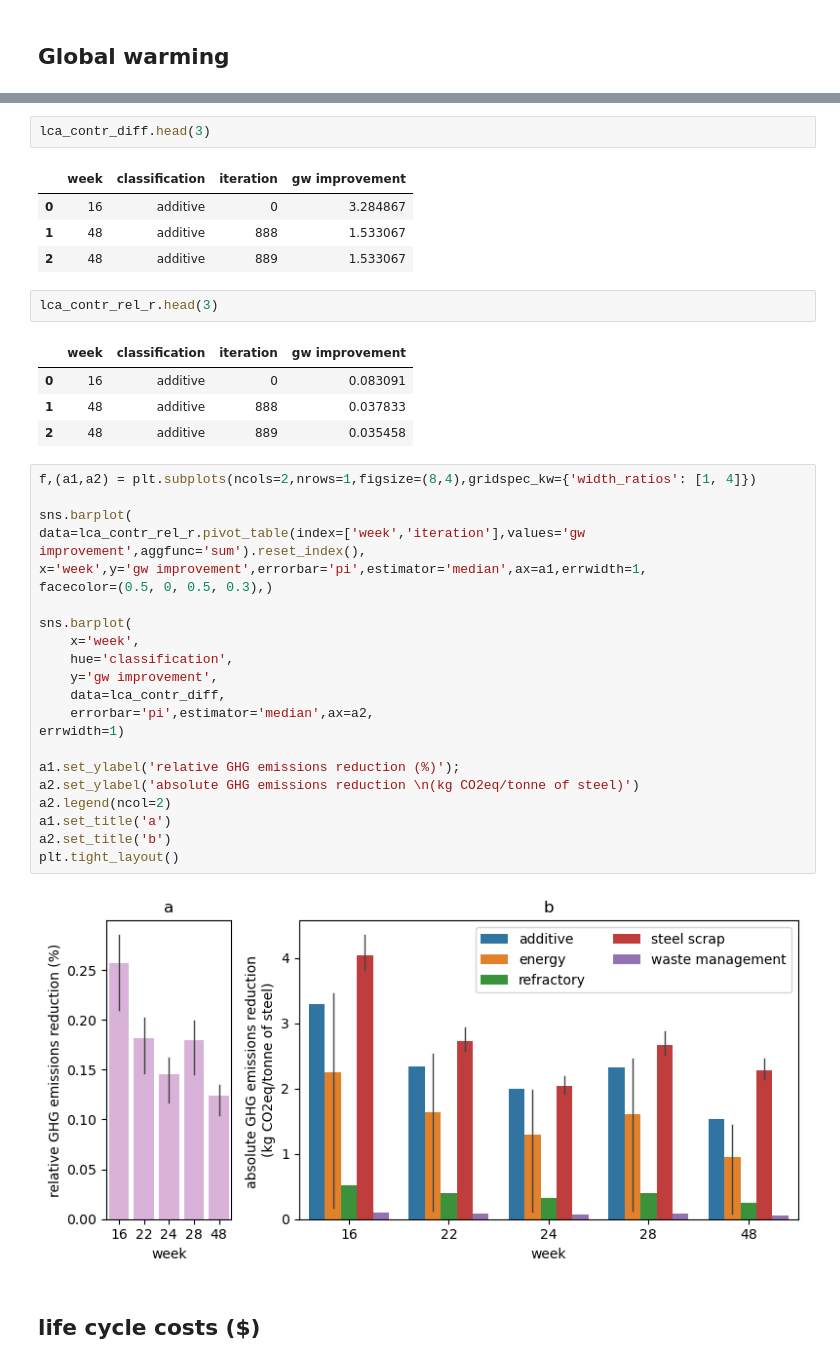
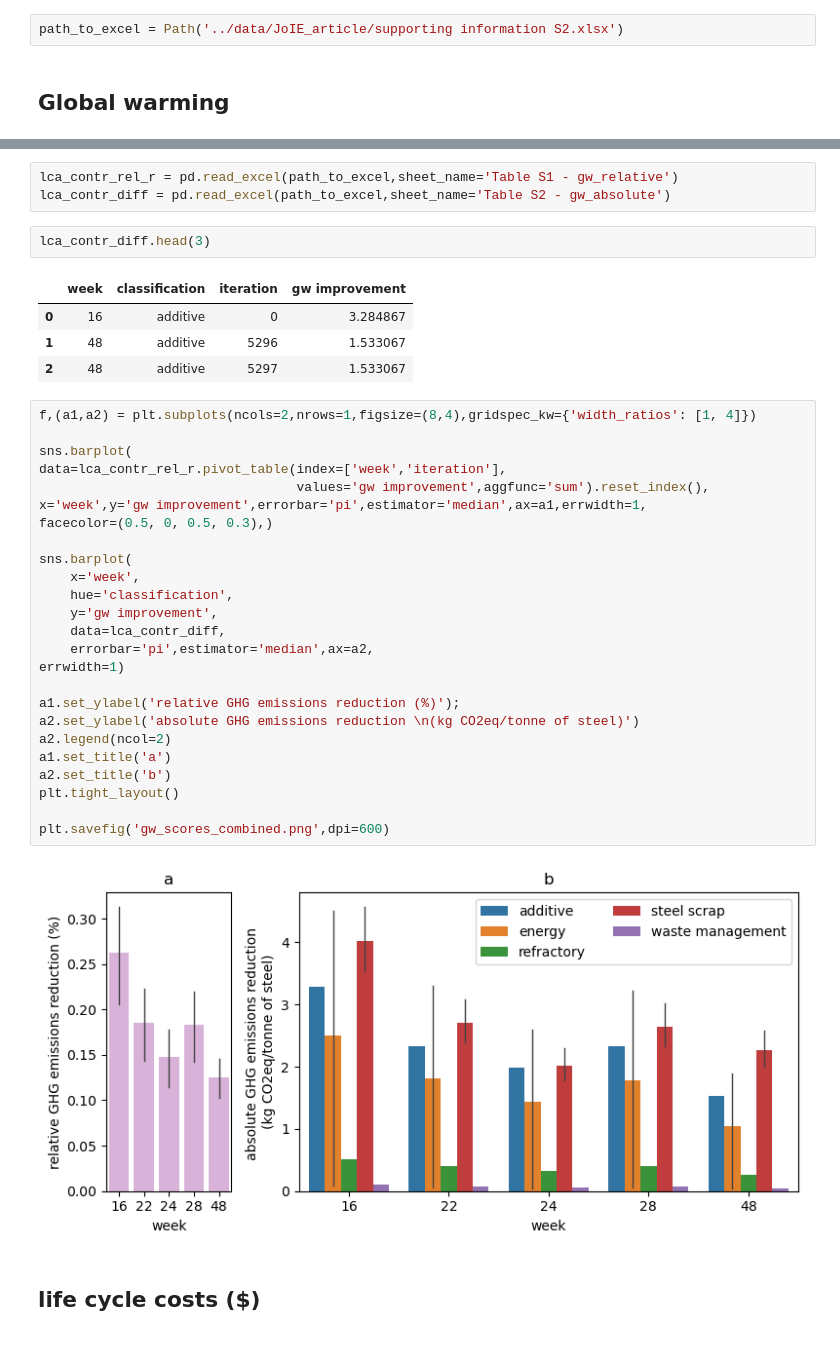
Before and after one commit to mfastudillo/lca_hypercog, a Jupyter notebook: scripts/publication_figures.ipynb, the cells around one changed output, grey strips where cells are left out. Saved outputs shown, nothing was run; the diff lists cells and outputs as text.

```diff
--- a/scripts/publication_figures.ipynb
+++ b/scripts/publication_figures.ipynb
@@ -8,2 +9,4 @@ import matplotlib.pyplot as plt
+# %%
+path_to_excel = Path('../data/JoIE_article/supporting information S2.xlsx')
 # %% [markdown]
 ## Global warming
@@ -13,40 +13,39 @@ lca_contr_diff = pd.read_csv('../data/manuscript/gw_scores_combined_2.csv')
+# %%
+lca_contr_rel_r = pd.read_excel(path_to_excel,sheet_name='Table S1 - gw_relative')
+lca_contr_diff = pd.read_excel(path_to_excel,sheet_name='Table S2 - gw_absolute')
 # %%
 lca_contr_diff.head(3)
 # %% [output]
 |  | week | classification | iteration | gw improvement |
 | 0 | 16 | additive | 0 | 3.284867 |
-| 1 | 48 | additive | 888 | 1.533067 |
-| 2 | 48 | additive | 889 | 1.533067 |
+| 1 | 48 | additive | 5296 | 1.533067 |
+| 2 | 48 | additive | 5297 | 1.533067 |
-# %%
-lca_contr_rel_r.head(3)
-# %% [output]
-|  | week | classification | iteration | gw improvement |
-| 0 | 16 | additive | 0 | 0.083091 |
-| 1 | 48 | additive | 888 | 0.037833 |
-| 2 | 48 | additive | 889 | 0.035458 |
 # %%
 f,(a1,a2) = plt.subplots(ncols=2,nrows=1,figsize=(8,4),gridspec_kw={'width_ratios': [1, 4]})
 
 sns.barplot(
-data=lca_contr_rel_r.pivot_table(index=['week','iteration'],values='gw improvement',aggfunc='sum').reset_index(),
+data=lca_contr_rel_r.pivot_table(index=['week','iteration'],
+                                 values='gw improvement',aggfunc='sum').reset_index(),
 x='week',y='gw improvement',errorbar='pi',estimator='median',ax=a1,errwidth=1,
 facecolor=(0.5, 0, 0.5, 0.3),)
 
 sns.barplot(
     x='week',
     hue='classification',
     y='gw improvement',
     data=lca_contr_diff,
     errorbar='pi',estimator='median',ax=a2,
 errwidth=1)
 
 a1.set_ylabel('relative GHG emissions reduction (%)');
 a2.set_ylabel('absolute GHG emissions reduction \n(kg CO2eq/tonne of steel)')
 a2.legend(ncol=2)
 a1.set_title('a')
 a2.set_title('b')
 plt.tight_layout()
+
+plt.savefig('gw_scores_combined.png',dpi=600)
 # %% [output]
-[figure, old version]
+[figure, new version]
 # %% [markdown]
 ## life cycle costs ($)
```
Also changed, not shown: parts of 12 cells of this notebook.
